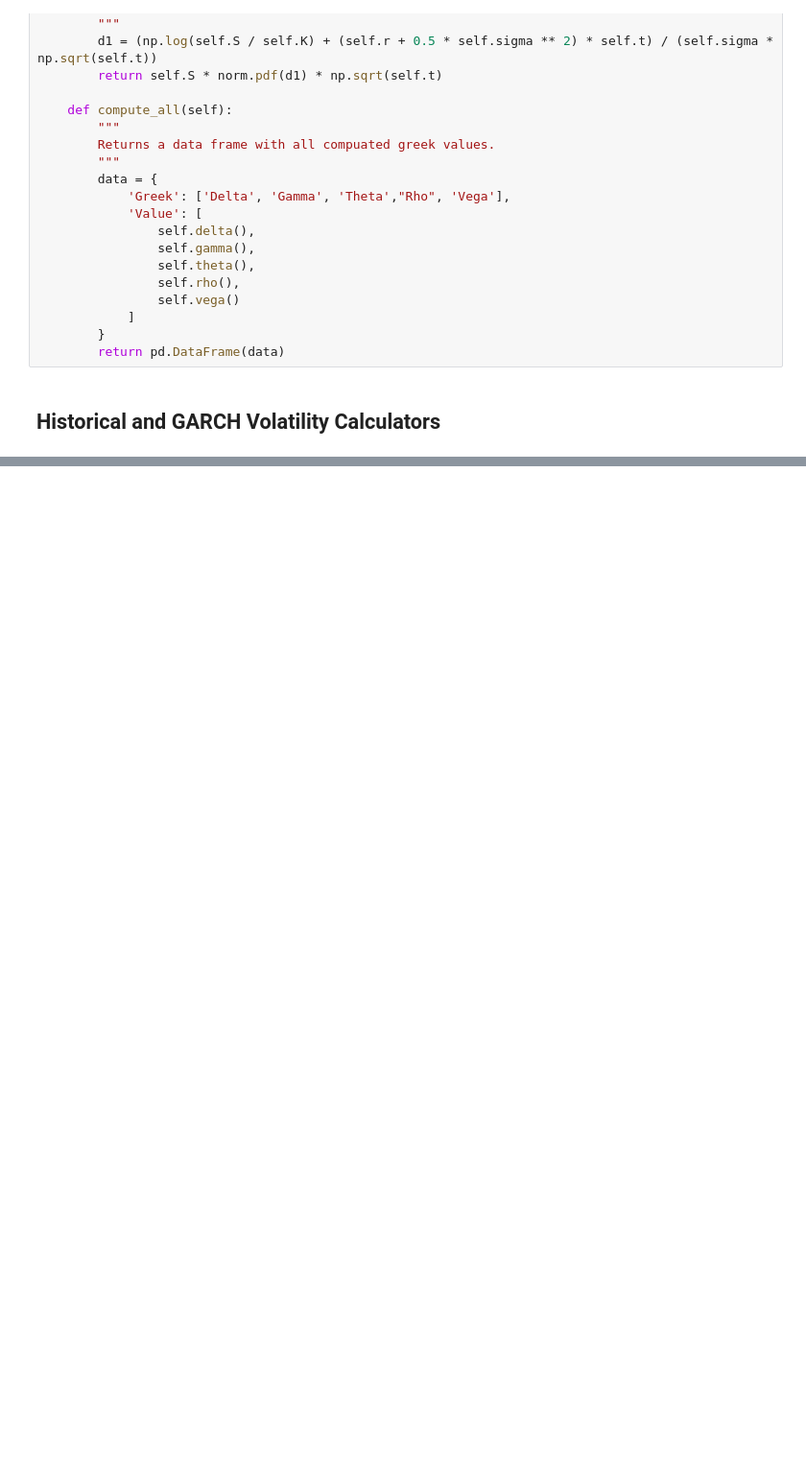
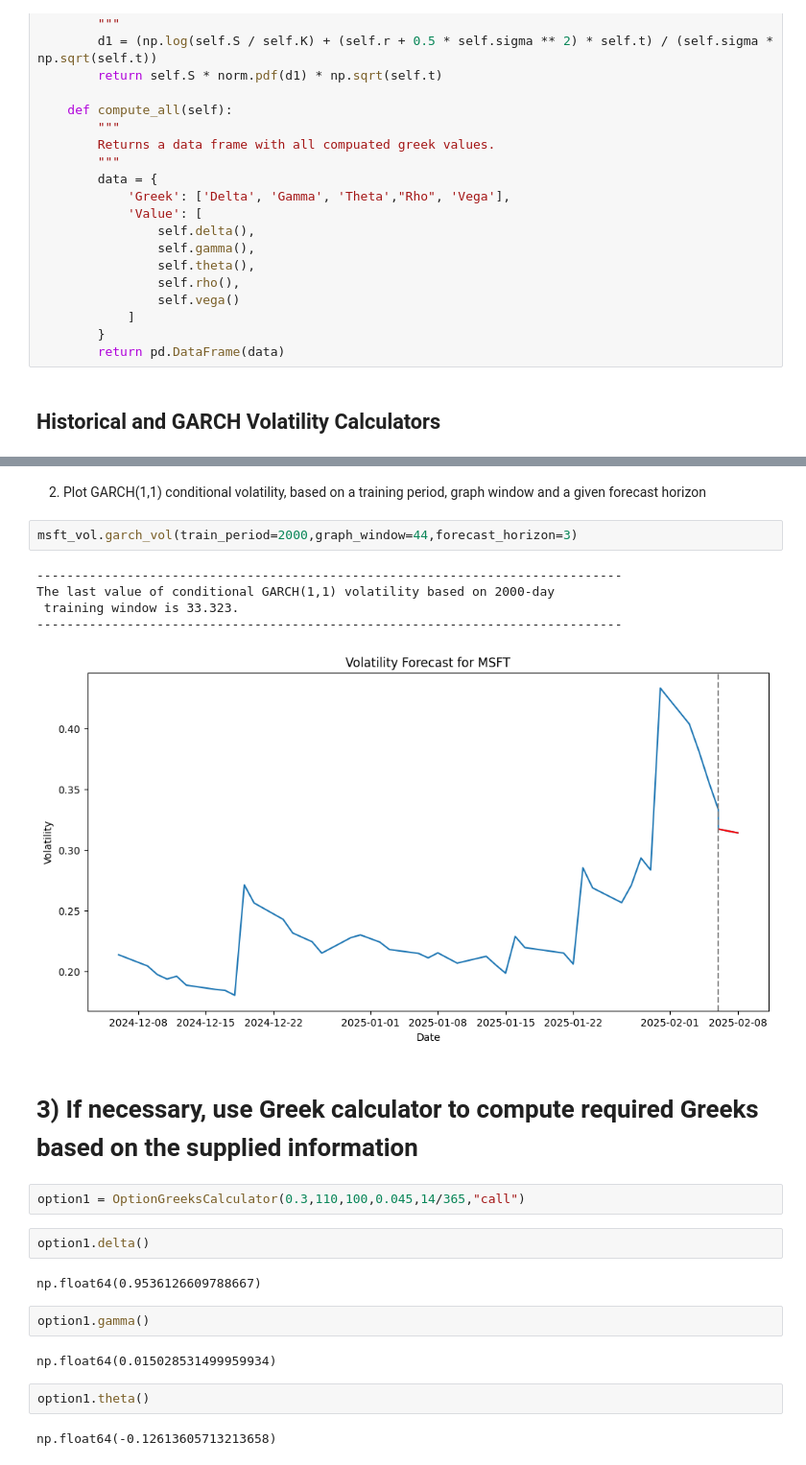
Before and after one commit to MatyasSvehla/iv_surface, a Jupyter notebook: iv_calc_oop.ipynb, the cells around one changed output, grey strips where cells are left out. Shown at 96% size. Cells and saved outputs as stored; diff of their text form; blank space fills up the shorter version.

```diff
--- a/iv_calc_oop.ipynb
+++ b/iv_calc_oop.ipynb
@@ -378,0 +462,26 @@ class VolatilityCalculator:
+# %% [markdown]
+2) Plot GARCH(1,1) conditional volatility, based on a training period, graph window and a given forecast horizon
+# %%
+msft_vol.garch_vol(train_period=2000,graph_window=44,forecast_horizon=3)
+# %% [output]
+------------------------------------------------------------------------------
+The last value of conditional GARCH(1,1) volatility based on 2000-day
+ training window is 33.323.
+------------------------------------------------------------------------------
+[figure, added]
+# %% [markdown]
+# 3) If necessary, use Greek calculator to compute required Greeks based on the supplied information
+# %%
+option1 = OptionGreeksCalculator(0.3,110,100,0.045,14/365,"call")
+# %%
+option1.delta()
+# %% [output]
+np.float64(0.9536126609788667)
+# %%
+option1.gamma()
+# %% [output]
+np.float64(0.015028531499959934)
+# %%
+option1.theta()
+# %% [output]
+np.float64(-0.12613605713213658)
```
Also changed, not shown: parts of 17 cells of this notebook.
